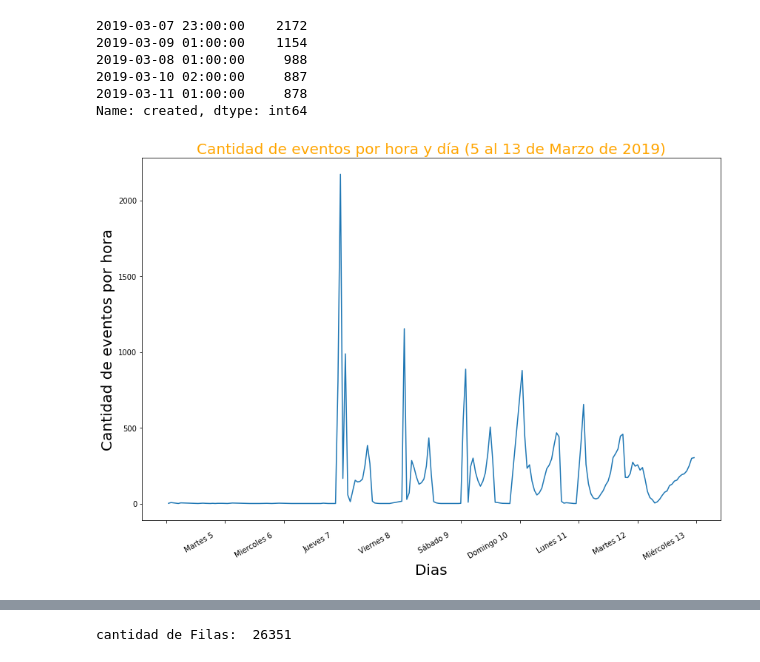
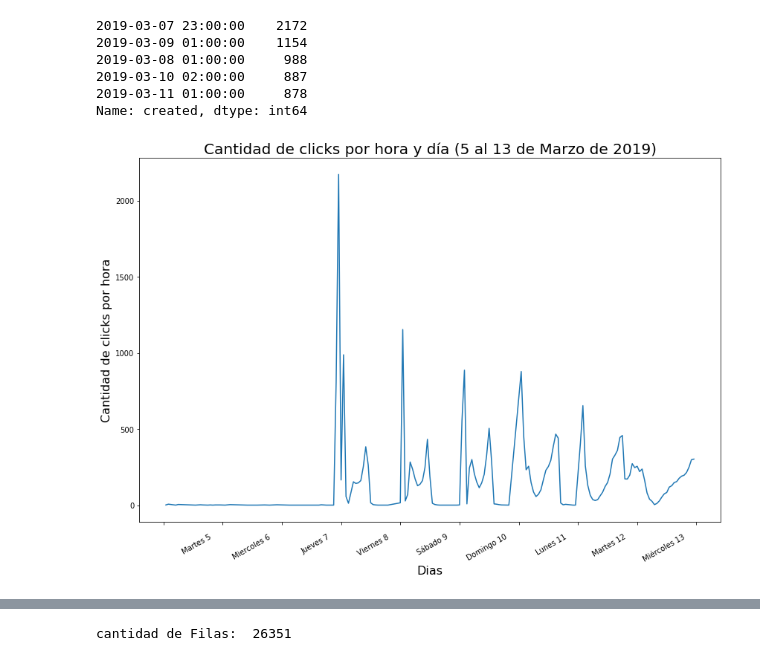
Before and after one commit to cruzpa95/Datos2019, a Jupyter notebook: clicks.ipynb, the cells around one changed output, grey strips where cells are left out. Saved outputs shown, nothing was run; the diff lists cells and outputs as text; code cells hidden in the pictures.

```diff
--- a/clicks.ipynb
+++ b/clicks.ipynb
@@ -60,14 +60,14 @@ horaDeClicks.value_counts().head()
 Name: created, dtype: int64
 # %%
 plot = horaDeClicks.value_counts().plot(kind='line',figsize=(14,10))
-plot.set_title('Cantidad de eventos por hora y día (5 al 13 de Marzo de 2019)', fontsize=20,color = 'orange')
-plot.set_xlabel('Dias',fontsize=20)
-plot.set_ylabel('Cantidad de eventos por hora',fontsize=20)
+plot.set_title('Cantidad de clicks por hora y día (5 al 13 de Marzo de 2019)', fontsize=20)
+plot.set_xlabel('Dias',fontsize=16)
+plot.set_ylabel('Cantidad de clicks por hora',fontsize=16)
 espacio = ''
 plot.set_xticklabels(['', 'Martes 5     ', 'Miercoles 6     ', 'Jueves 7     ', 'Viernes 8     ', 'Sábado 9     ', 'Domingo 10     ', 'Lunes 11     ', 'Martes 12     ', 'Miércoles 13     '])
 plt.show()
 # %% [output]
-[figure, old version]
+[figure, new version]
 # %%
 #para heatmap
 import numpy as np
```
Also changed, not shown: parts of 12 cells of this notebook, 1 other file.
